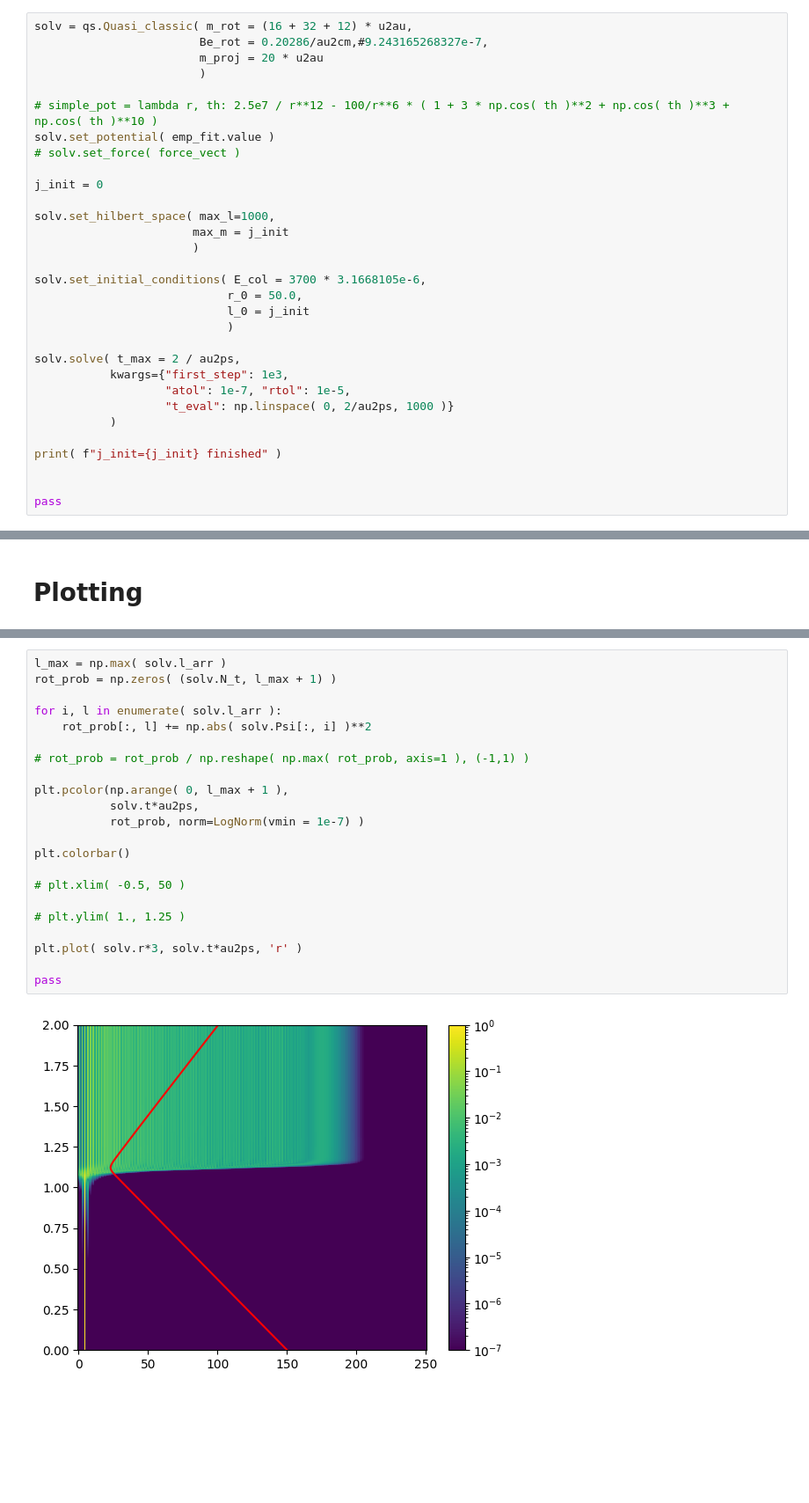
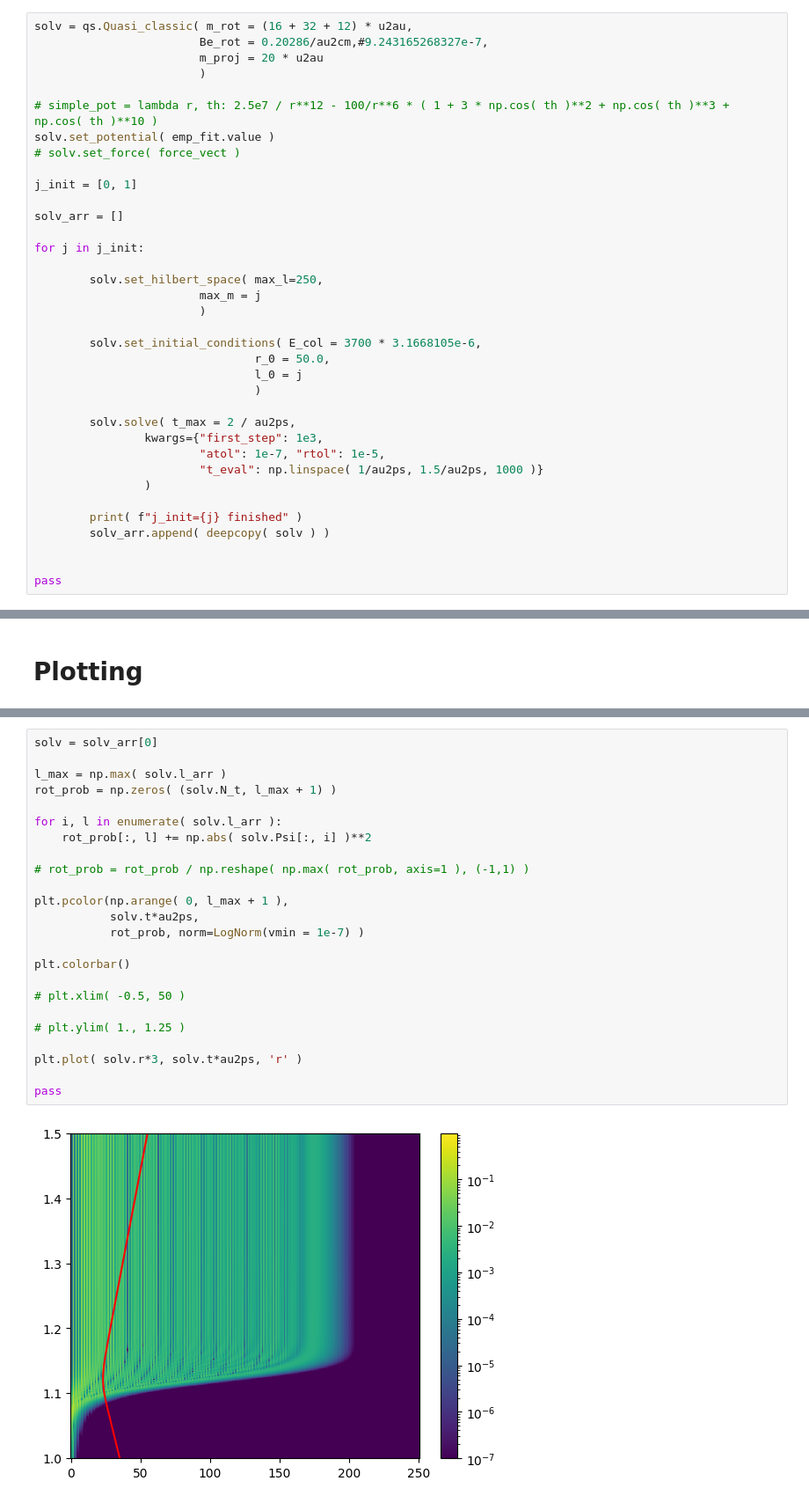
Before and after one commit to AK-Grabowsk3/NeOcs, a Jupyter notebook: analysis/NeOCS_qc_solver.ipynb, the cells around one changed output, grey strips where cells are left out. Shown: that part at 88% size. Drawn from its saved outputs; the diff is of its cells as text; blank space fills up the shorter version.

```diff
--- a/analysis/NeOCS_qc_solver.ipynb
+++ b/analysis/NeOCS_qc_solver.ipynb
@@ -223,24 +370,29 @@ solv = qs.Quasi_classic( m_rot = (16 + 32 + 12) * u2au,
 solv.set_potential( emp_fit.value )
 # solv.set_force( force_vect )
 
-j_init = 0
+j_init = [0, 1]
 
-solv.set_hilbert_space( max_l=1000,
-                       max_m = j_init
-                       )
+solv_arr = []
 
-solv.set_initial_conditions( E_col = 3700 * 3.1668105e-6,
-                            r_0 = 50.0,
-                            l_0 = j_init
-                            )
+for j in j_init:
 
-solv.solve( t_max = 2 / au2ps,
-           kwargs={"first_step": 1e3,
-                   "atol": 1e-7, "rtol": 1e-5,
-                   "t_eval": np.linspace( 0, 2/au2ps, 1000 )}
-           )
+        solv.set_hilbert_space( max_l=250,
+                        max_m = j
+                        )
 
-print( f"j_init={j_init} finished" )
+        solv.set_initial_conditions( E_col = 3700 * 3.1668105e-6,
+                                r_0 = 50.0,
+                                l_0 = j
+                                )
+
+        solv.solve( t_max = 2 / au2ps,
+                kwargs={"first_step": 1e3,
+                        "atol": 1e-7, "rtol": 1e-5,
+                        "t_eval": np.linspace( 1/au2ps, 1.5/au2ps, 1000 )}
+                )
+
+        print( f"j_init={j} finished" )
+        solv_arr.append( deepcopy( solv ) )
 
 
 pass
@@ -264,24 +425,26 @@ pass
 # %%
+solv = solv_arr[0]
+
 l_max = np.max( solv.l_arr )
 rot_prob = np.zeros( (solv.N_t, l_max + 1) )
 
 for i, l in enumerate( solv.l_arr ):
     rot_prob[:, l] += np.abs( solv.Psi[:, i] )**2
 
 # rot_prob = rot_prob / np.reshape( np.max( rot_prob, axis=1 ), (-1,1) )
 
 plt.pcolor(np.arange( 0, l_max + 1 ),
            solv.t*au2ps,
            rot_prob, norm=LogNorm(vmin = 1e-7) )
 
 plt.colorbar()
 
 # plt.xlim( -0.5, 50 )
 
 # plt.ylim( 1., 1.25 )
 
 plt.plot( solv.r*3, solv.t*au2ps, 'r' )
 
 pass
 # %% [output]
-[figure, old version]
+[figure, new version]
```
Also changed, not shown: parts of 16 cells of this notebook, 7 other files.
